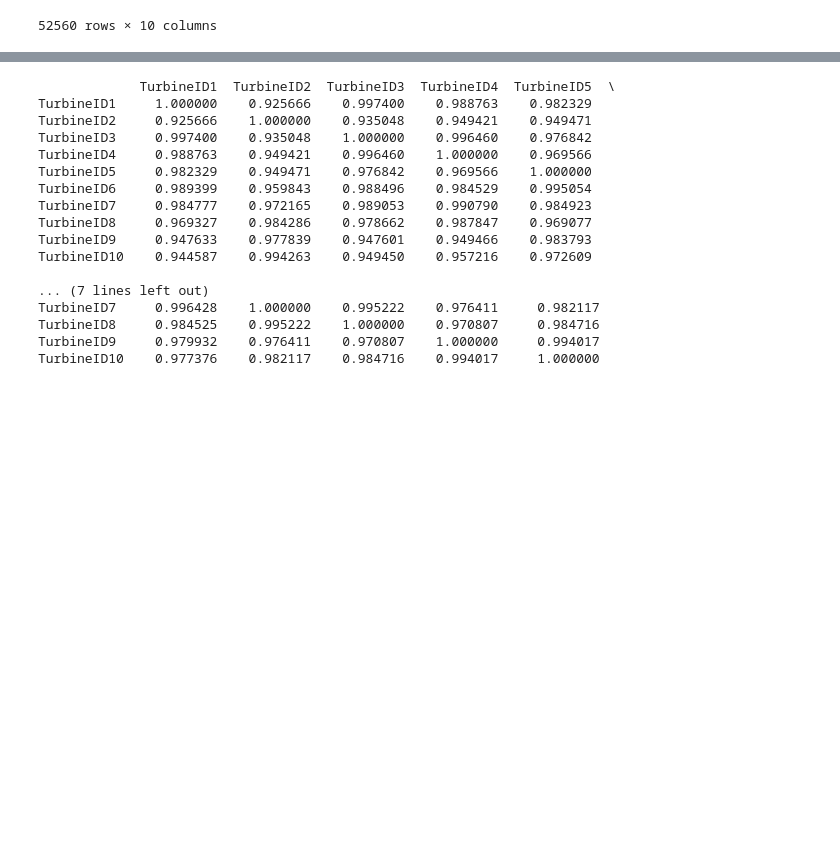
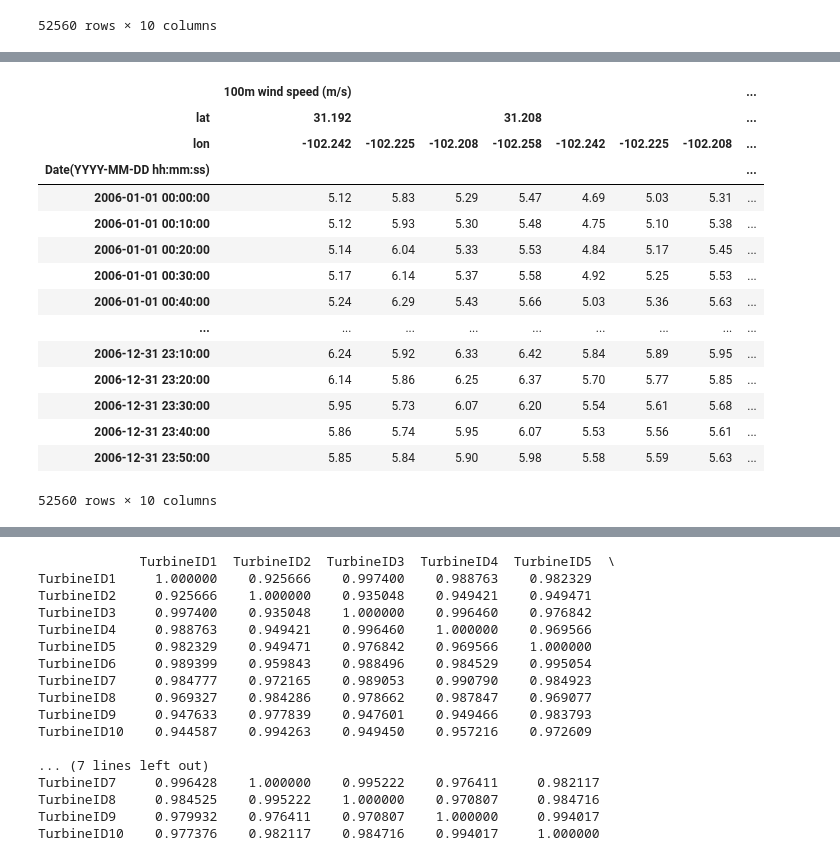
Before and after one commit to AliAfs/Analysis-of-Increment-Statistics-and-PCA-for-Wind-Power, a Jupyter notebook: AP1.ipynb, the cells around one changed output, grey strips where cells are left out. Drawn from its saved outputs; the diff is of its cells as text; code cells hidden in the pictures; blank space fills up the shorter version.

```diff
--- a/AP1.ipynb
+++ b/AP1.ipynb
@@ -326,0 +351,4 @@ WindSpeed_df
+# %%
+data_all['lat']=range(len(data_all))
+data_all['lon']=range(len(data_all))
+data_all
@@ -326,0 +404,21 @@ WindSpeed_df
+# %%
+import pyEOF
+df_data = pyEOF.get_time_space(data_all_f, time_dim = "Date(YYYY-MM-DD hh:mm:ss)", lumped_space_dims = ["lat","lon"])
+df_data
+# %% [output]
+|  | 100m wind speed (m/s) |  |  |  |  |  |  | ... |
+| lat | 31.192 |  |  | 31.208 |  |  |  | ... |
+| lon | -102.242 | -102.225 | -102.208 | -102.258 | -102.242 | -102.225 | -102.208 | ... |
+| Date(YYYY-MM-DD hh:mm:ss) |  |  |  |  |  |  |  | ... |
+| 2006-01-01 00:00:00 | 5.12 | 5.83 | 5.29 | 5.47 | 4.69 | 5.03 | 5.31 | ... |
+| 2006-01-01 00:10:00 | 5.12 | 5.93 | 5.30 | 5.48 | 4.75 | 5.10 | 5.38 | ... |
+| 2006-01-01 00:20:00 | 5.14 | 6.04 | 5.33 | 5.53 | 4.84 | 5.17 | 5.45 | ... |
+| 2006-01-01 00:30:00 | 5.17 | 6.14 | 5.37 | 5.58 | 4.92 | 5.25 | 5.53 | ... |
+| 2006-01-01 00:40:00 | 5.24 | 6.29 | 5.43 | 5.66 | 5.03 | 5.36 | 5.63 | ... |
+| ... | ... | ... | ... | ... | ... | ... | ... | ... |
+| 2006-12-31 23:10:00 | 6.24 | 5.92 | 6.33 | 6.42 | 5.84 | 5.89 | 5.95 | ... |
+| 2006-12-31 23:20:00 | 6.14 | 5.86 | 6.25 | 6.37 | 5.70 | 5.77 | 5.85 | ... |
+| 2006-12-31 23:30:00 | 5.95 | 5.73 | 6.07 | 6.20 | 5.54 | 5.61 | 5.68 | ... |
+| 2006-12-31 23:40:00 | 5.86 | 5.74 | 5.95 | 6.07 | 5.53 | 5.56 | 5.61 | ... |
+| 2006-12-31 23:50:00 | 5.85 | 5.84 | 5.90 | 5.98 | 5.58 | 5.59 | 5.63 | ... |
+52560 rows × 10 columns
```
Also changed, not shown: parts of 22 cells of this notebook.
